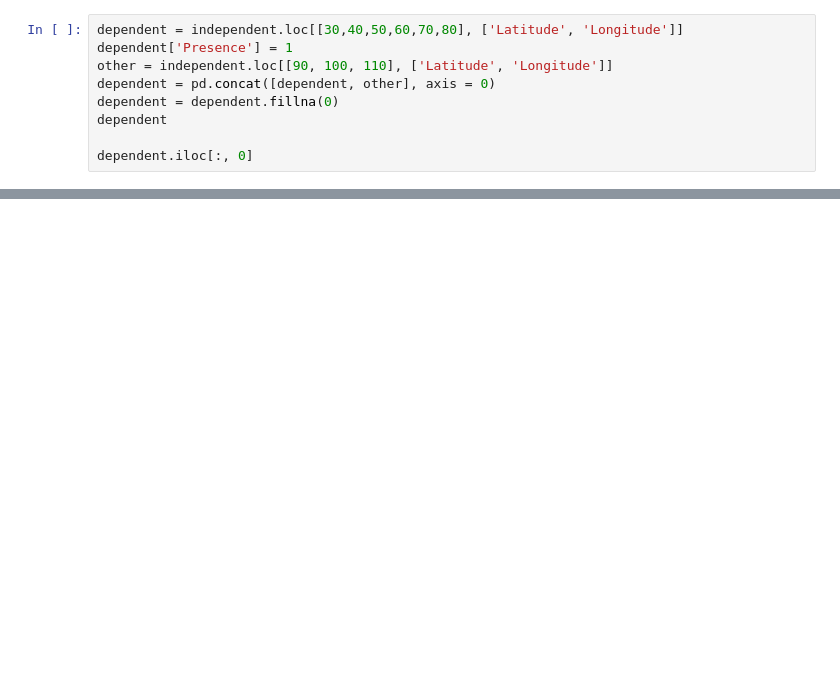
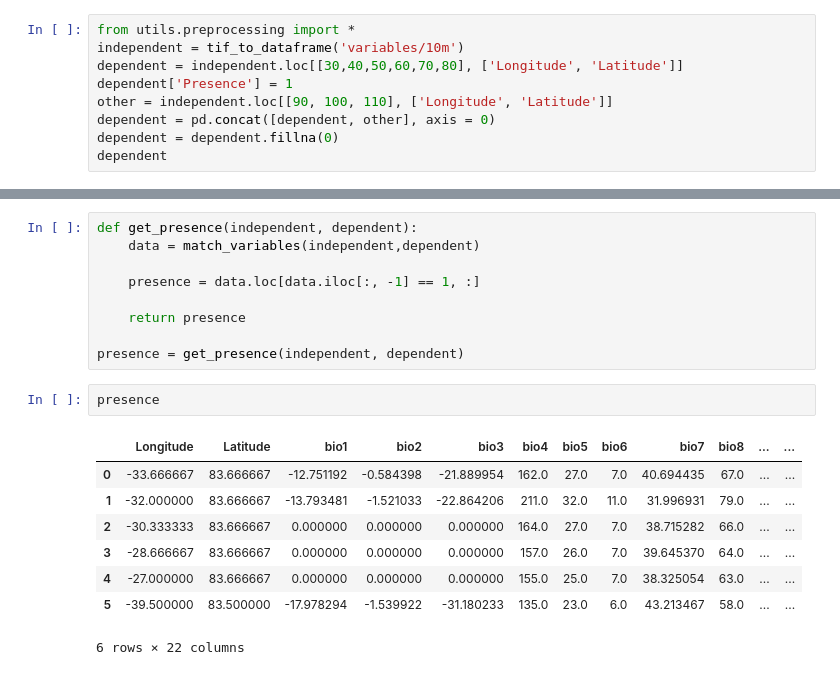
Before and after one commit to Jorgedavyd/PDG, a Jupyter notebook: main.ipynb, the cells around one changed output, grey strips where cells are left out. Saved outputs shown, nothing was run; the diff lists cells and outputs as text; blank space fills up the shorter version.

Commit message:
preprocessing

```diff
--- a/main.ipynb
+++ b/main.ipynb
@@ -12,10 +5,10 @@ independent = tif_to_dataframe('variables/10m')
 # %%
-dependent = independent.loc[[30,40,50,60,70,80], ['Latitude', 'Longitude']]
+from utils.preprocessing import *
+independent = tif_to_dataframe('variables/10m')
+dependent = independent.loc[[30,40,50,60,70,80], ['Longitude', 'Latitude']]
 dependent['Presence'] = 1
-other = independent.loc[[90, 100, 110], ['Latitude', 'Longitude']]
+other = independent.loc[[90, 100, 110], ['Longitude', 'Latitude']]
 dependent = pd.concat([dependent, other], axis = 0)
 dependent = dependent.fillna(0)
 dependent
-
-dependent.iloc[:, 0]
 # %% [output]
@@ -42,0 +25,20 @@ independent.describe().loc['std': 'max', ]
+# %%
+def get_presence(independent, dependent):
+    data = match_variables(independent,dependent)
+
+    presence = data.loc[data.iloc[:, -1] == 1, :]
+
+    return presence
+
+presence = get_presence(independent, dependent)
+# %%
+presence
+# %% [output]
+|  | Longitude | Latitude | bio1 | bio2 | bio3 | bio4 | bio5 | bio6 | bio7 | bio8 | ... | ... |
+| 0 | -33.666667 | 83.666667 | -12.751192 | -0.584398 | -21.889954 | 162.0 | 27.0 | 7.0 | 40.694435 | 67.0 | ... | ... |
+| 1 | -32.000000 | 83.666667 | -13.793481 | -1.521033 | -22.864206 | 211.0 | 32.0 | 11.0 | 31.996931 | 79.0 | ... | ... |
+| 2 | -30.333333 | 83.666667 | 0.000000 | 0.000000 | 0.000000 | 164.0 | 27.0 | 7.0 | 38.715282 | 66.0 | ... | ... |
+| 3 | -28.666667 | 83.666667 | 0.000000 | 0.000000 | 0.000000 | 157.0 | 26.0 | 7.0 | 39.645370 | 64.0 | ... | ... |
+| 4 | -27.000000 | 83.666667 | 0.000000 | 0.000000 | 0.000000 | 155.0 | 25.0 | 7.0 | 38.325054 | 63.0 | ... | ... |
+| 5 | -39.500000 | 83.500000 | -17.978294 | -1.539922 | -31.180233 | 135.0 | 23.0 | 6.0 | 43.213467 | 58.0 | ... | ... |
+6 rows × 22 columns
```
Also changed, not shown: parts of 20 cells of this notebook, 1 other file.
